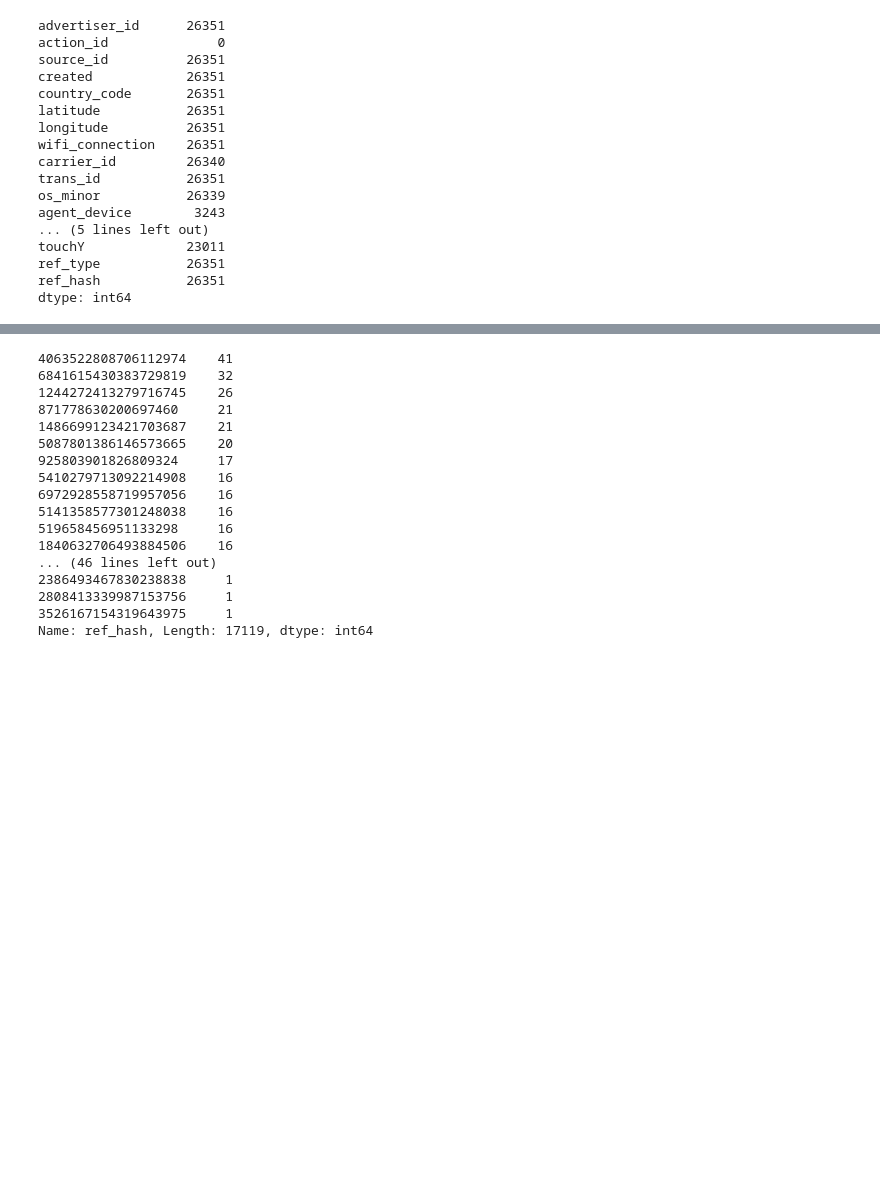
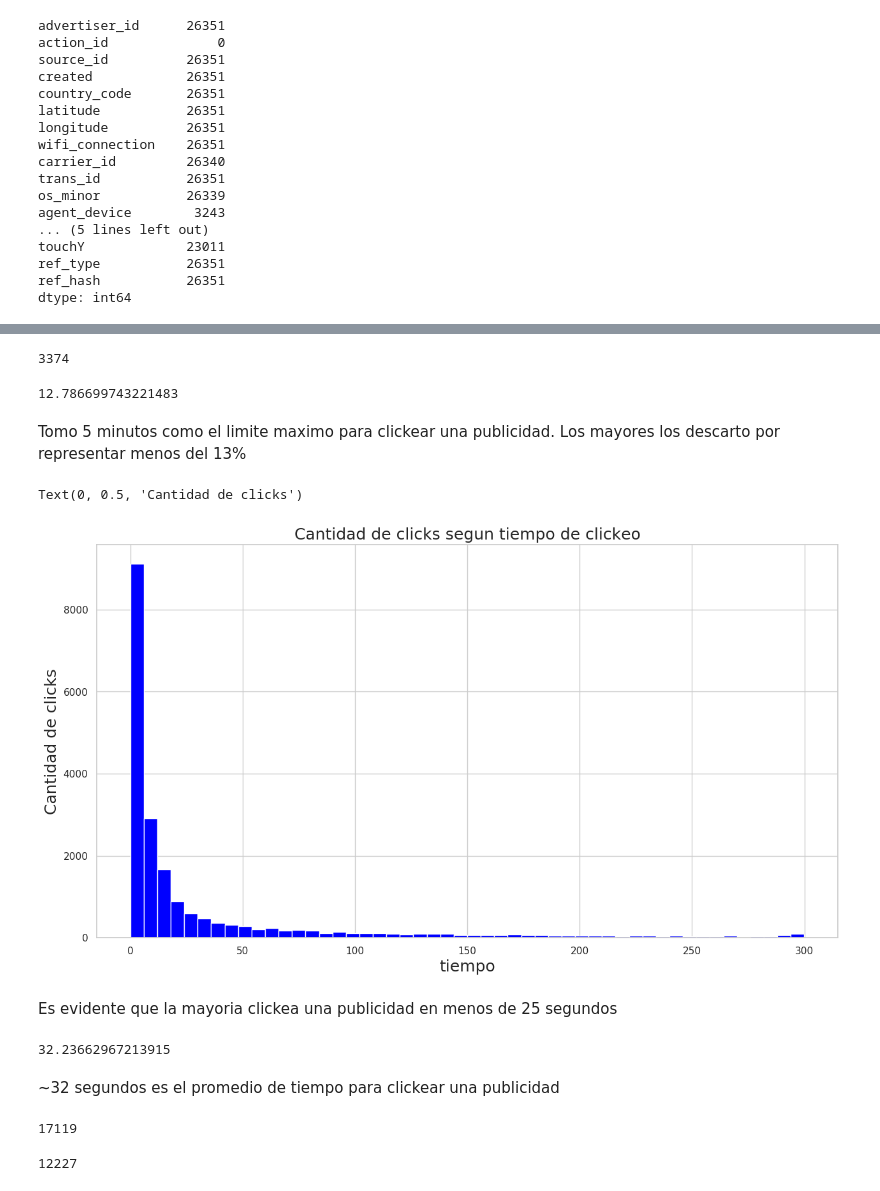
Before and after one commit to gatti2602/7506-datos, a Jupyter notebook: manu/clicks.ipynb, the cells around one changed output, grey strips where cells are left out. Drawn from its saved outputs; the diff is of its cells as text; code cells hidden in the pictures; blank space fills up the shorter version.

```diff
--- a/manu/clicks.ipynb
+++ b/manu/clicks.ipynb
@@ -41,20 +61,50 @@ Name: country_code, dtype: int64
+# %%
+clicks['timeToClick'].isnull().sum().sum()
+# %% [output]
+3374
+# %%
+times_filtered = clicks['timeToClick'][clicks['timeToClick'].notnull()]
+# %%
+(times_filtered >= 300).sum()/(times_filtered.count())*100
+# %% [output]
+12.786699743221483
+# %% [markdown]
+Tomo 5 minutos como el limite maximo para clickear una publicidad. Los mayores los descarto por representar menos del 13%
+# %%
+times_filtered = times_filtered[times_filtered < 300]
+# %%
+import matplotlib.pyplot as plt
+import seaborn as sns
+
+%matplotlib inline
+
+plt.style.use('default') # haciendo los graficos un poco mas bonitos en matplotlib
+#plt.rcParams['figure.figsize'] = (20, 10)
+
+sns.set(style="whitegrid") # seteando tipo de grid en seaborn
+
+pd.options.display.float_format = '{:20,.2f}'.format # suprimimos la notacion cientifica en los outputs
+
+times_filtered_graph = times_filtered.plot.hist(bins = 50, color = 'blue', figsize = (15,8))
+times_filtered_graph.set_title('Cantidad de clicks segun tiempo de clickeo', fontsize = 18)
+times_filtered_graph.set_xlabel('tiempo', fontsize = 18)
+times_filtered_graph.set_ylabel('Cantidad de clicks', fontsize = 18)
+# %% [output]
+Text(0, 0.5, 'Cantidad de clicks')
+[figure, added]
+# %% [markdown]
+Es evidente que la mayoria clickea una publicidad en menos de 25 segundos
+# %%
+times_filtered.mean()
+# %% [output]
+32.23662967213915
+# %% [markdown]
+~32 segundos es el promedio de tiempo para clickear una publicidad
 # %%
-clicks['ref_hash'].value_counts()
+clicks['ref_hash'].nunique()
 # %% [output]
-4063522808706112974    41
-6841615430383729819    32
-1244272413279716745    26
-871778630200697460     21
-1486699123421703687    21
-5087801386146573665    20
-925803901826809324     17
-5410279713092214908    16
-6972928558719957056    16
-5141358577301248038    16
-519658456951133298     16
-1840632706493884506    16
-... (46 lines left out)
-2386493467830238838     1
-2808413339987153756     1
-3526167154319643975     1
-Name: ref_hash, Length: 17119, dtype: int64
+17119
+# %%
+(clicks['ref_hash'].value_counts() == 1).sum()
+# %% [output]
+12227
```
Also changed, not shown: parts of 7 cells of this notebook, 2 other files.
